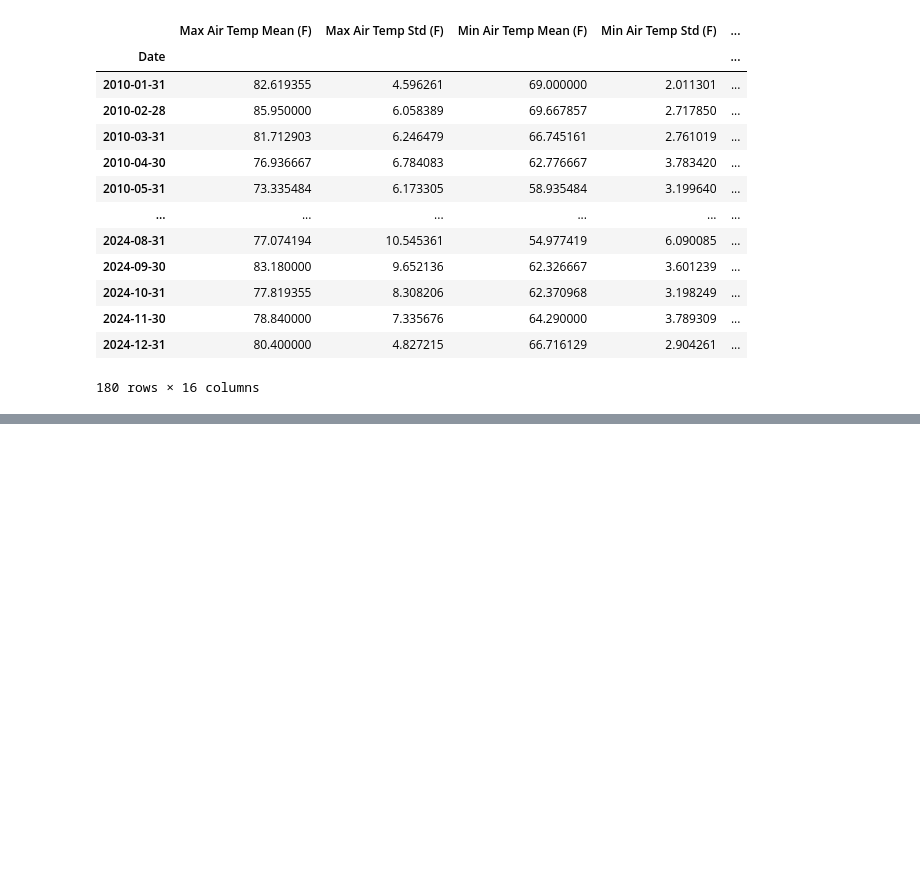
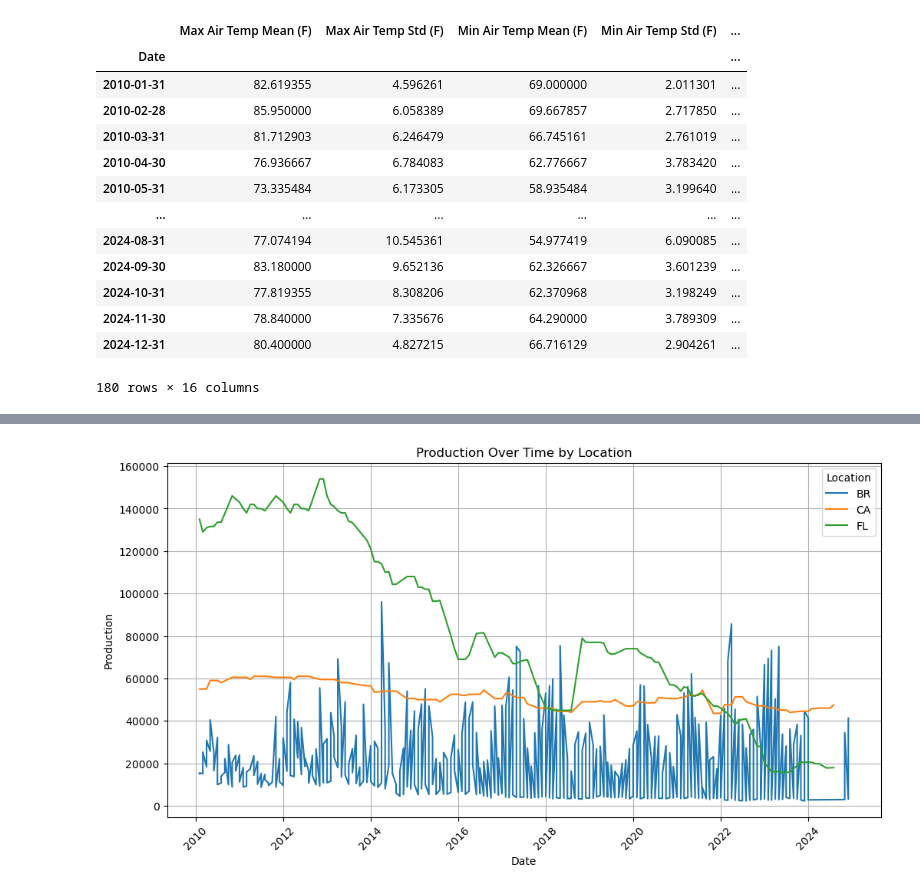
Before and after one commit to karoltang/fcoj-pitch, a Jupyter notebook: model.ipynb, the cells around one changed output, grey strips where cells are left out. Cells and saved outputs as stored; diff of their text form; code cells hidden in the pictures; blank space fills up the shorter version.

```diff
--- a/model.ipynb
+++ b/model.ipynb
@@ -531,3 +529,25 @@ finished_df = pd.concat([combined_df, br_merged], axis=0, ignore_index=True)
 # Now combined_df contains rows from both merged_df and fl_merged
 finished_df
 finished_df.to_csv('final_data.csv', index=False)
+# %%
+finished_df = finished_df.sort_values(by="Date")
+
+# Plot Production over Time for different locations
+plt.figure(figsize=(12, 6))
+
+# Group by 'Location' and plot
+for location, group in finished_df.groupby("Location"):
+    plt.plot(group["Date"], group["Production"], label=location)
+
+# Customize the plot
+plt.xlabel("Date")
+plt.ylabel("Production")
+plt.title("Production Over Time by Location")
+plt.legend(title="Location")
+plt.grid(True)
+plt.xticks(rotation=45)
+
+# Show the plot
+plt.show()
+# %% [output]
+[figure, added]
```
Also changed, not shown: parts of 2 cells of this notebook, 1 other file.
